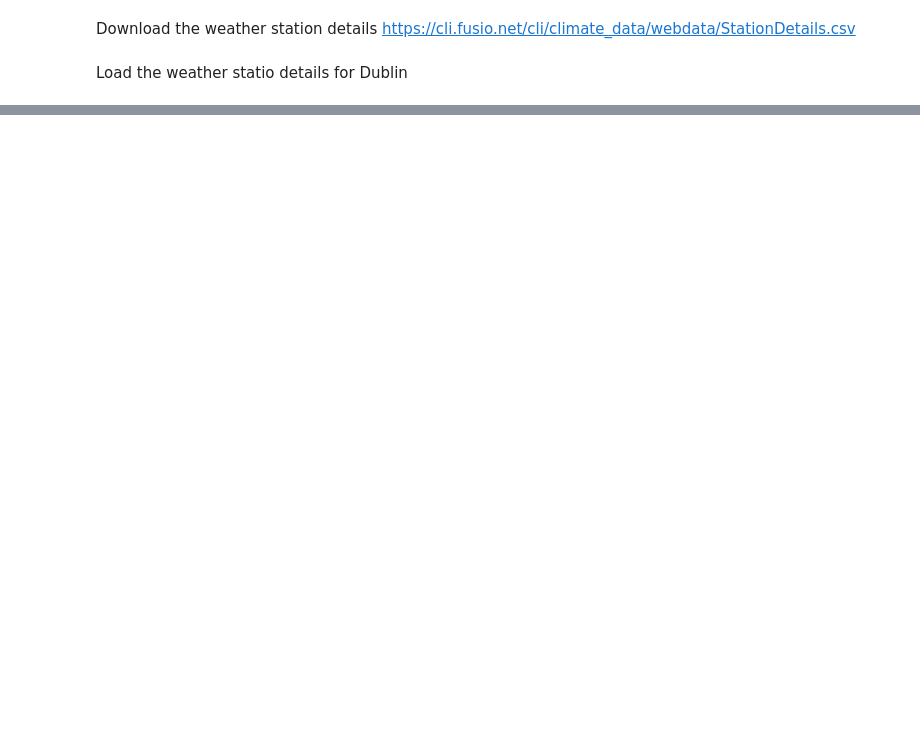
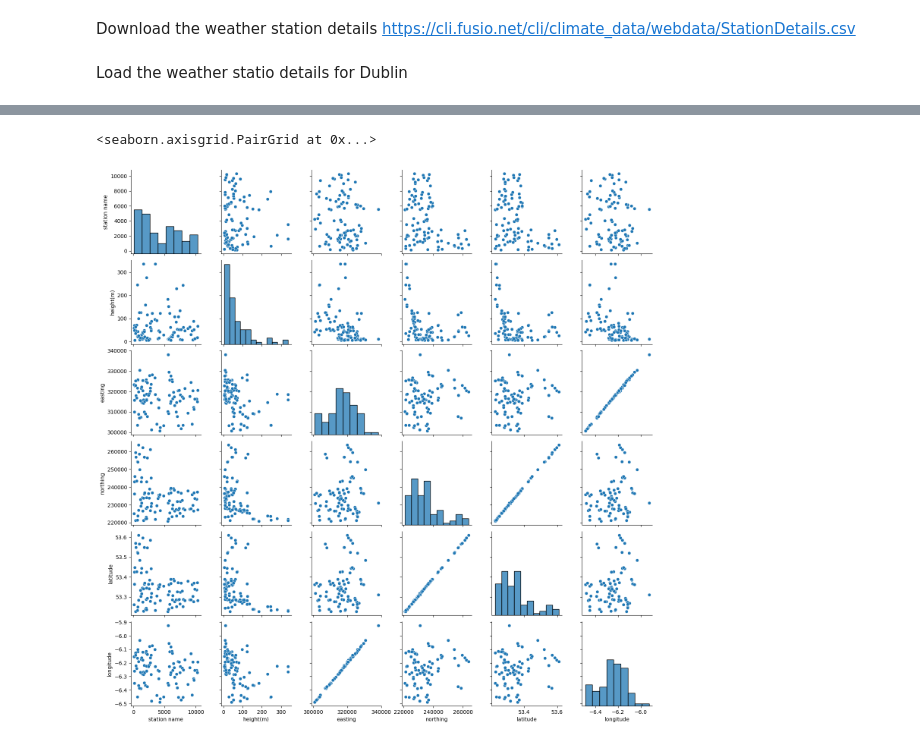
Before and after one commit to sba22230/DublinBusWeatherProject, a Jupyter notebook: CA 1 - Project Code.ipynb, the cells around one changed output, grey strips where cells are left out. Saved outputs shown, nothing was run; the diff lists cells and outputs as text; code cells hidden in the pictures; blank space fills up the shorter version.

```diff
--- a/CA 1 - Project Code.ipynb
+++ b/CA 1 - Project Code.ipynb
@@ -214,6 +214,6 @@ url = 'https://cli.fusio.net/cli/climate_data/webdata/StationDetails.csv'
 Load the weather statio details for Dublin
 # %%
 weatherStations = pd.read_csv(url)
-weatherStations = weatherStations['county'].str.contains('Dublin')
+weatherStations = weatherStations[weatherStations['county'].str.contains('Dublin')]
 weatherStations.head(10)
 # %% [output]
@@ -230,0 +233,5 @@ Name: county, dtype: bool
+# %%
+sns.pairplot(weatherStations)
+# %% [output]
+<seaborn.axisgrid.PairGrid at 0x...>
+[figure, added]
```
Also changed, not shown: parts of 11 cells of this notebook.
